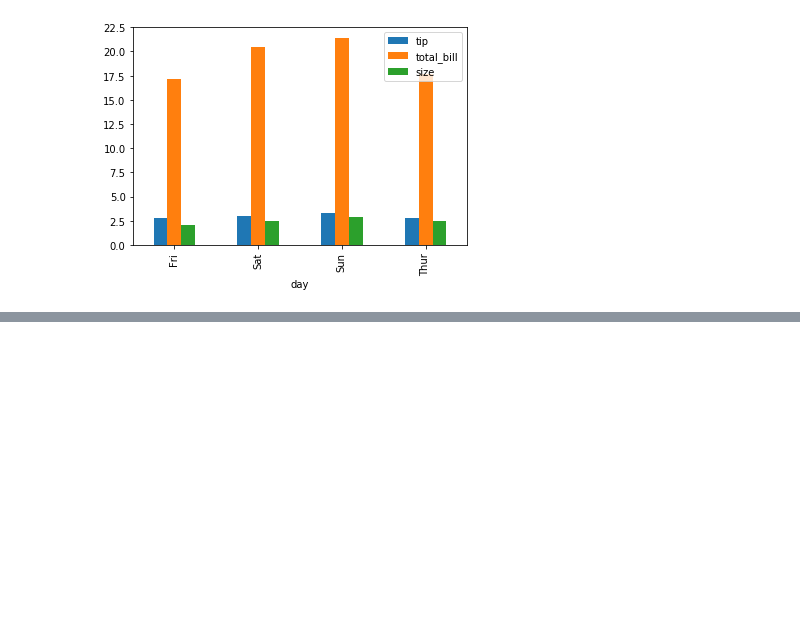
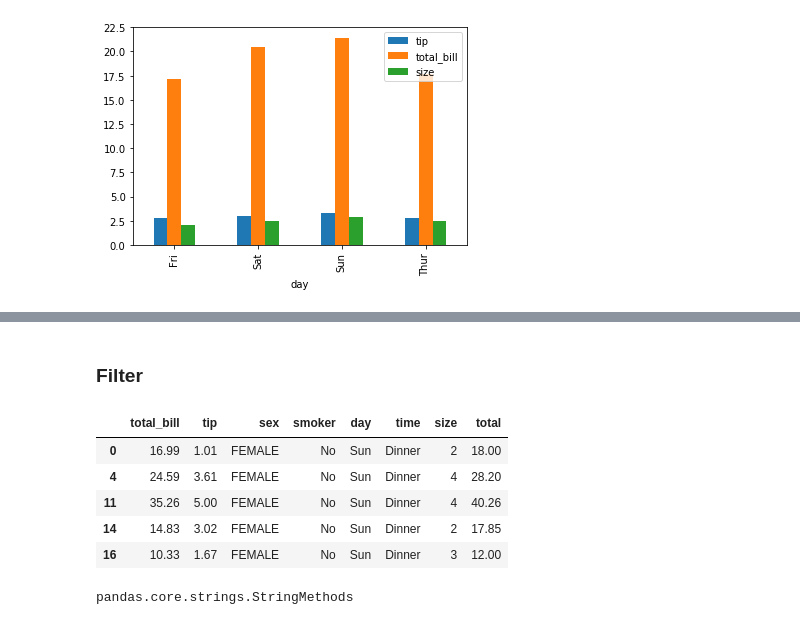
Before and after one commit to shkolovy/machine-learning-t1, a Jupyter notebook: tips.ipynb, the cells around one changed output, grey strips where cells are left out. Cells and saved outputs as stored; diff of their text form; code cells hidden in the pictures; blank space fills up the shorter version.

```diff
--- a/tips.ipynb
+++ b/tips.ipynb
@@ -143,0 +238,2 @@ df.groupby("day")["tip", "total_bill", "size"].mean().plot(kind="bar");
+# %%
+df["total"] = df["tip"] + df["total_bill"]
@@ -143,0 +246,17 @@ df.groupby("day")["tip", "total_bill", "size"].mean().plot(kind="bar");
+# %%
+df.sex = df.sex.str.upper()
+# %% [markdown]
+### Filter
+# %%
+df[df.sex.str.contains("FE")].head()
+# %% [output]
+|  | total_bill | tip | sex | smoker | day | time | size | total |
+| 0 | 16.99 | 1.01 | FEMALE | No | Sun | Dinner | 2 | 18.00 |
+| 4 | 24.59 | 3.61 | FEMALE | No | Sun | Dinner | 4 | 28.20 |
+| 11 | 35.26 | 5.00 | FEMALE | No | Sun | Dinner | 4 | 40.26 |
+| 14 | 14.83 | 3.02 | FEMALE | No | Sun | Dinner | 2 | 17.85 |
+| 16 | 10.33 | 1.67 | FEMALE | No | Sun | Dinner | 3 | 12.00 |
+# %%
+type(df.sex.str)
+# %% [output]
+pandas.core.strings.StringMethods
```
Also changed, not shown: parts of 17 cells of this notebook.
